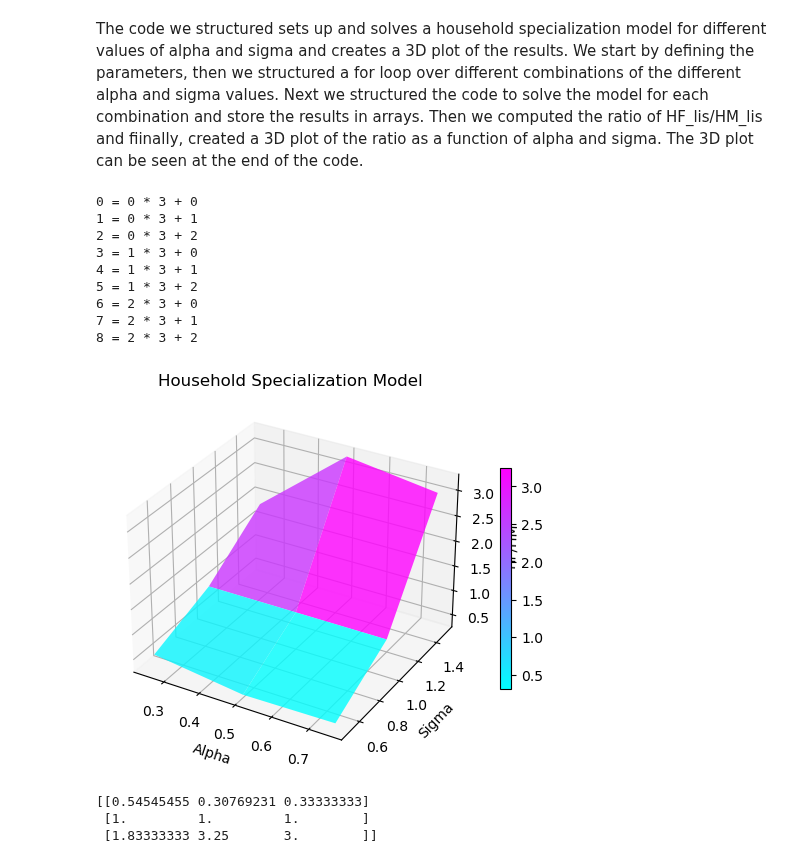
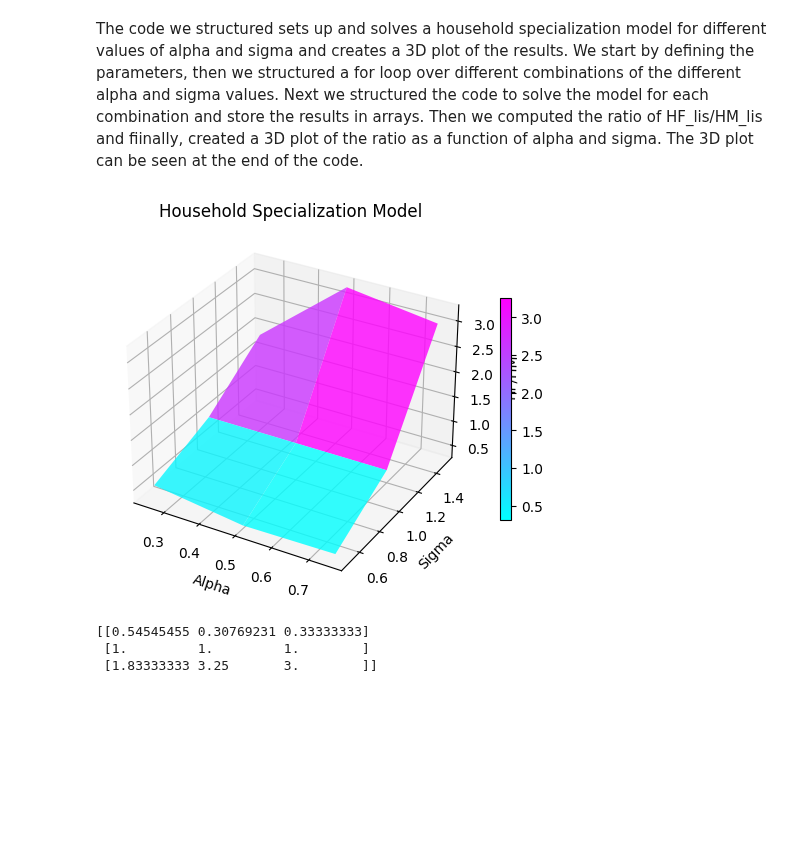
Before and after one commit to NumEconCopenhagen/projects-2023-icehot1, a Jupyter notebook: inauguralproject/inauguralproject.ipynb, the cells around one changed output. Drawn from its saved outputs; the diff is of its cells as text; code cells hidden in the pictures; blank space fills up the shorter version.

```diff
--- a/inauguralproject/inauguralproject.ipynb
+++ b/inauguralproject/inauguralproject.ipynb
@@ -24,7 +30,7 @@ import inauguralproject
 The code we structured sets up and solves a household specialization model for different values of alpha and sigma and creates a 3D plot of the results. We start by  defining the parameters, then we  structured a for loop over different combinations of the different alpha and sigma values. Next we structured the code to solve the model for each combination and store the results in arrays. Then we computed the ratio of HF_lis/HM_lis and fiinally, created a 3D plot of the ratio as a function of alpha and sigma. The 3D plot can be seen at the end of the code.
 # %%
 # Define the parameters
-model = inauguralproject.HouseholdSpecializationModelClass()
+model = HouseholdSpecializationModelClass()
 
 alpha_values = [0.25, 0.5, 0.75]
 sigma_values = [0.5, 1.0, 1.5]
@@ -42,49 +48,38 @@ for i, alpha in enumerate(alpha_values):
         run = model.solve_discrete()
 
         # store the results in arrays
         HF_lis[i, j] = run.HF
         HM_lis[i, j] = run.HM
 
-        # print the index for each combination of alpha and sigma
-        index = i * len(sigma_values) + j
-        print(index, '=',i, '*', len(sigma_values), '+', j)
+
 
 # Compute the ratio HF_lis/HM_lis
-ratio_lis = HF_lis/HM_lis
+ratio = HF_lis/HM_lis
 
 # Create a 3D plot
 fig = plt.figure()
 ax = fig.add_subplot(111, projection='3d')
 alpha_values = np.transpose(alpha_values)
 
 # Plot the surface
 X, Y = np.meshgrid(alpha_values.T, sigma_values)
-ax.plot_surface(X, Y, ratio_lis, cmap='cool', alpha=0.8)
+ax.plot_surface(X, Y, ratio, cmap='cool', alpha=0.8)
 
 # Set the labels and title
 ax.set_xlabel('Alpha')
 ax.set_ylabel('Sigma')
 ax.set_zlabel('HF/HM')
 ax.set_title('Household Specialization Model')
 
 # Add a colorbar
 m = plt.cm.ScalarMappable(cmap='cool')
-m.set_array(ratio_lis)
+m.set_array(ratio)
 plt.colorbar(m, shrink=0.6)
 
 # Show the plot
 plt.show()
 # %% [output]
-0 = 0 * 3 + 0
-1 = 0 * 3 + 1
-2 = 0 * 3 + 2
-3 = 1 * 3 + 0
-4 = 1 * 3 + 1
-5 = 1 * 3 + 2
-6 = 2 * 3 + 0
-7 = 2 * 3 + 1
-8 = 2 * 3 + 2
-[figure, old version]
+[figure, new version]
 # %%
 # print the ratio between hours worked at home between females and males.
 
```
Also changed, not shown: parts of 6 cells of this notebook.
